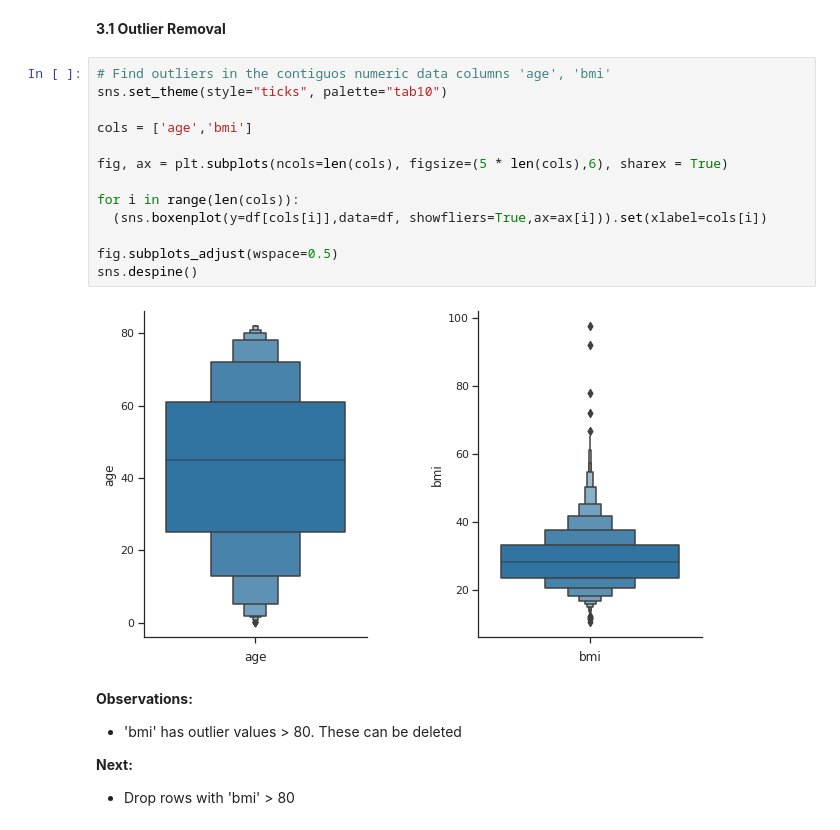
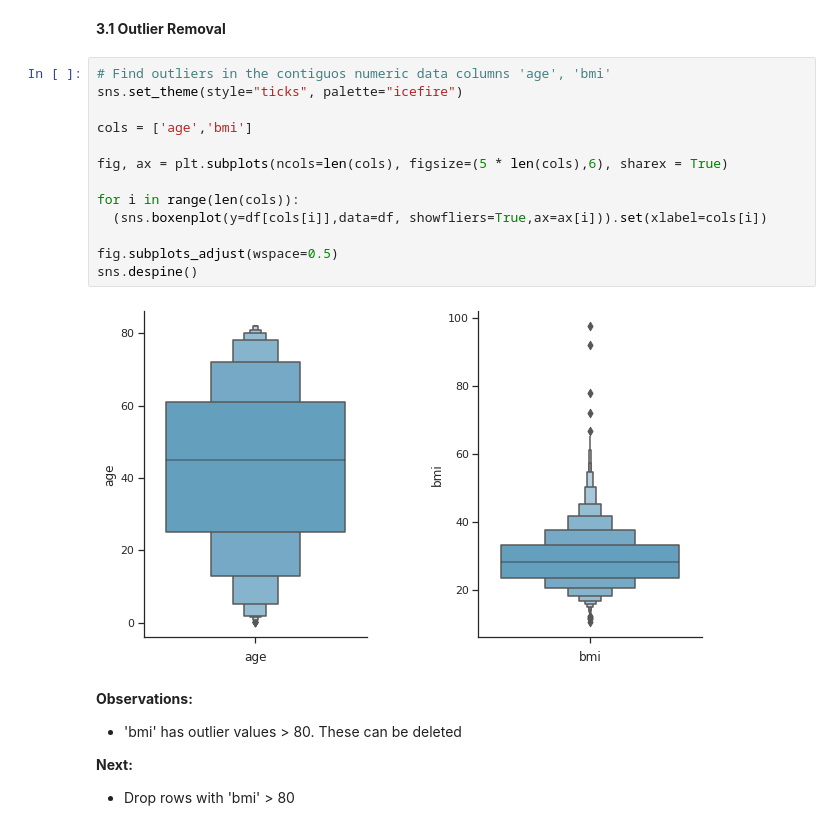
Before and after one commit to fgith/data-science, a Jupyter notebook: kaggle/heart_disease.ipynb, the cells around one changed output. Drawn from its saved outputs; the diff is of its cells as text.

```diff
--- a/kaggle/heart_disease.ipynb
+++ b/kaggle/heart_disease.ipynb
@@ -134,19 +134,19 @@ df = df.reset_index(drop = True)
 **3.1 Outlier Removal**
 # %%
 # Find outliers in the contiguos numeric data columns 'age', 'bmi'
-sns.set_theme(style="ticks", palette="tab10")
+sns.set_theme(style="ticks", palette="icefire")
 
 cols = ['age','bmi']
 
 fig, ax = plt.subplots(ncols=len(cols), figsize=(5 * len(cols),6), sharex = True)
 
 for i in range(len(cols)):
   (sns.boxenplot(y=df[cols[i]],data=df, showfliers=True,ax=ax[i])).set(xlabel=cols[i])
 
 fig.subplots_adjust(wspace=0.5)
 sns.despine()
 # %% [output]
-[figure, old version]
+[figure, new version]
 # %% [markdown]
 **Observations:**
 
```
Also changed, not shown: parts of 21 cells of this notebook.
